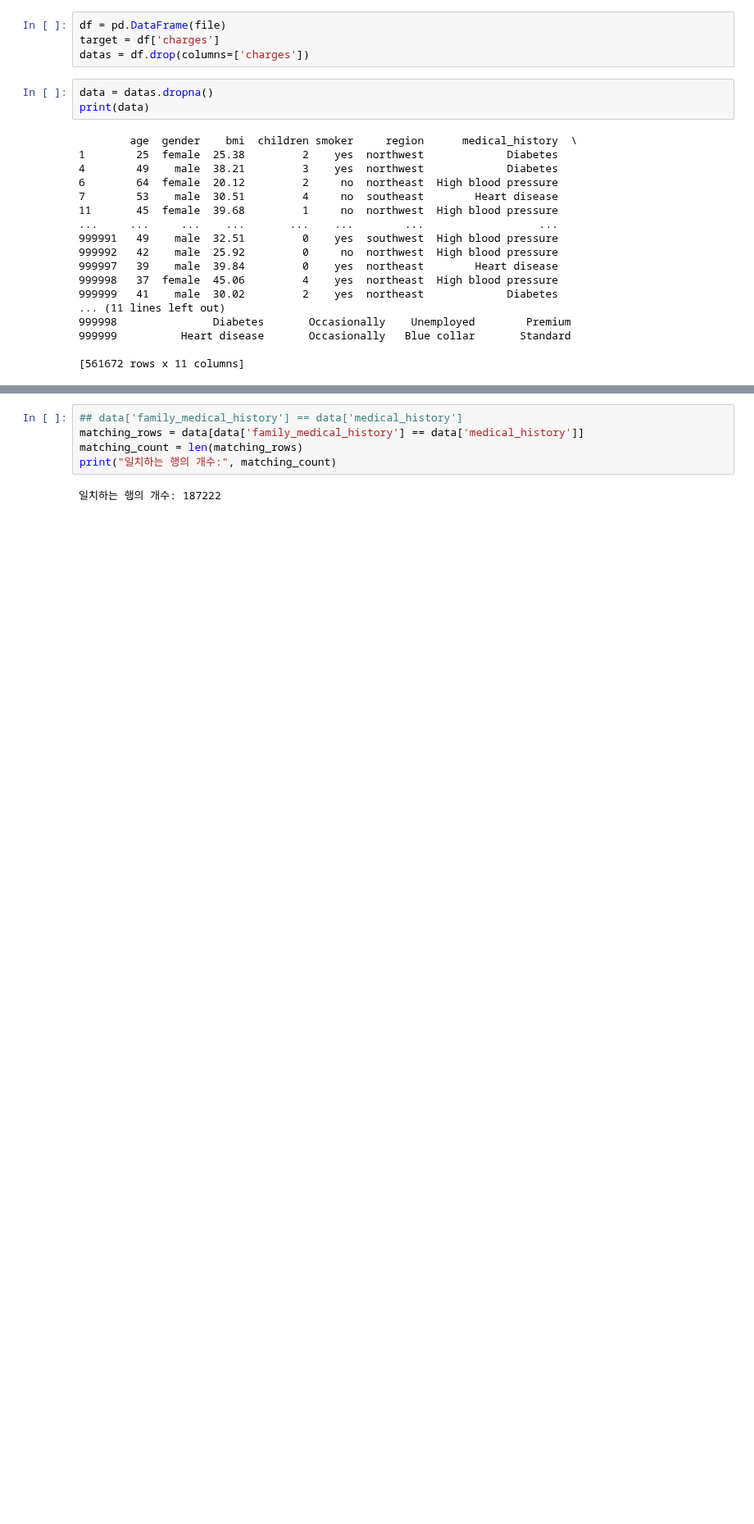
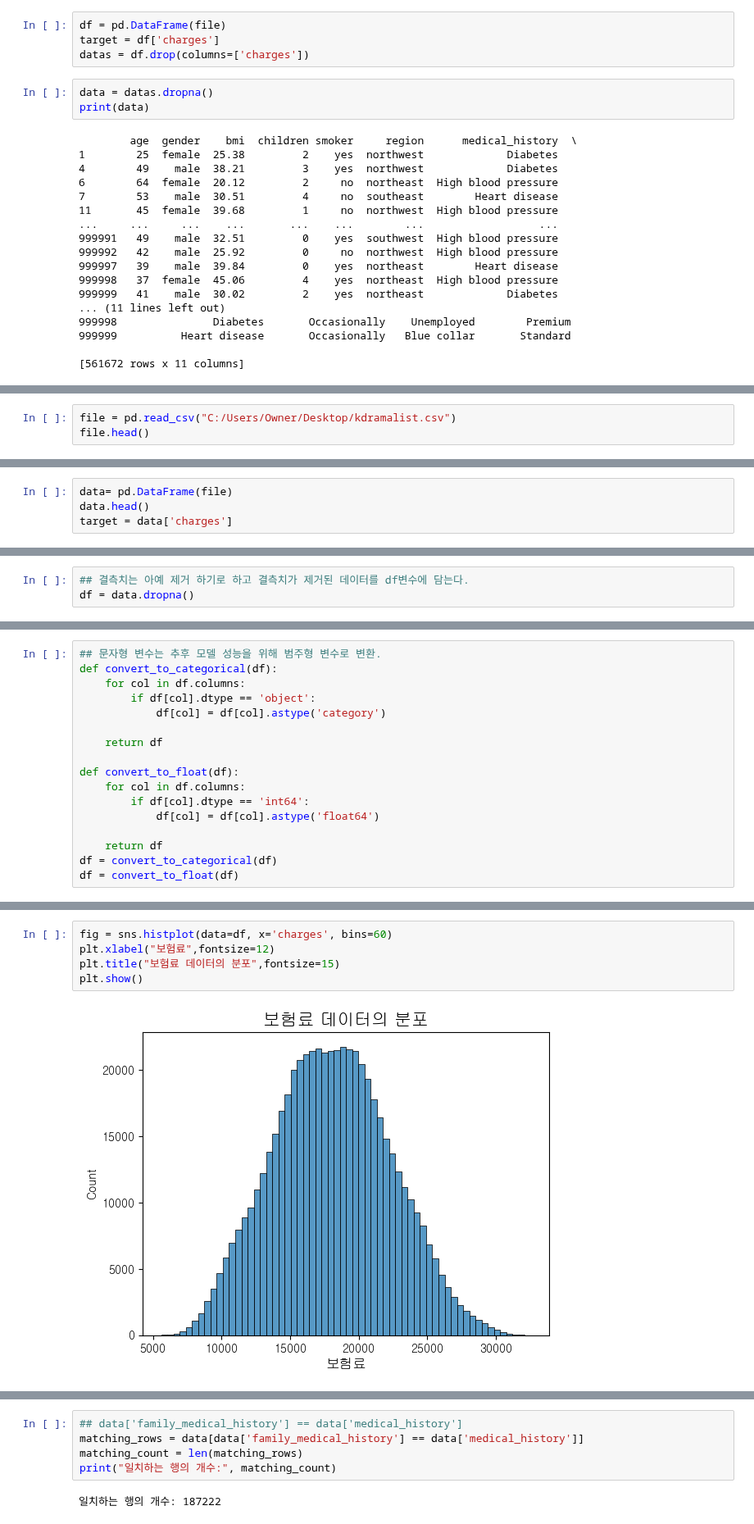
Before and after one commit to halley1116/2025_DA_study, a Jupyter notebook: team2/project1.ipynb, the cells around one changed output, grey strips where cells are left out. Shown at 82% size. Saved outputs shown, nothing was run; the diff lists cells and outputs as text; blank space fills up the shorter version.

```diff
--- a/team2/project1.ipynb
+++ b/team2/project1.ipynb
@@ -55,3 +56,6 @@ warnings.filterwarnings('ignore')
 
 # 한글 폰트를 설정하여 시각화에 한글이 깨지지 않도록 설정
 plt.rcParams['font.family'] = 'gulim'
+# %%
+file = pd.read_csv("C:/Users/Owner/Desktop/kdramalist.csv")
+file.head()
@@ -57,0 +69,4 @@ plt.rcParams['font.family'] = 'gulim'
+# %%
+data= pd.DataFrame(file)
+data.head()
+target = data['charges']
@@ -57,0 +129,3 @@ plt.rcParams['font.family'] = 'gulim'
+# %%
+## 결측치는 아예 제거 하기로 하고 결측치가 제거된 데이터를 df변수에 담는다.
+df = data.dropna()
@@ -57,0 +149,17 @@ plt.rcParams['font.family'] = 'gulim'
+# %%
+## 문자형 변수는 추후 모델 성능을 위해 범주형 변수로 변환.
+def convert_to_categorical(df):
+    for col in df.columns:
+        if df[col].dtype == 'object':
+            df[col] = df[col].astype('category')
+
+    return df
+
+def convert_to_float(df):
+    for col in df.columns:
+        if df[col].dtype == 'int64':
+            df[col] = df[col].astype('float64')
+
+    return df
+df = convert_to_categorical(df)
+df = convert_to_float(df)
@@ -57,0 +313,7 @@ plt.rcParams['font.family'] = 'gulim'
+# %%
+fig = sns.histplot(data=df, x='charges', bins=60)
+plt.xlabel("보험료",fontsize=12)
+plt.title("보험료 데이터의 분포",fontsize=15)
+plt.show()
+# %% [output]
+[figure, added]
```
Also changed, not shown: parts of 36 cells of this notebook.
